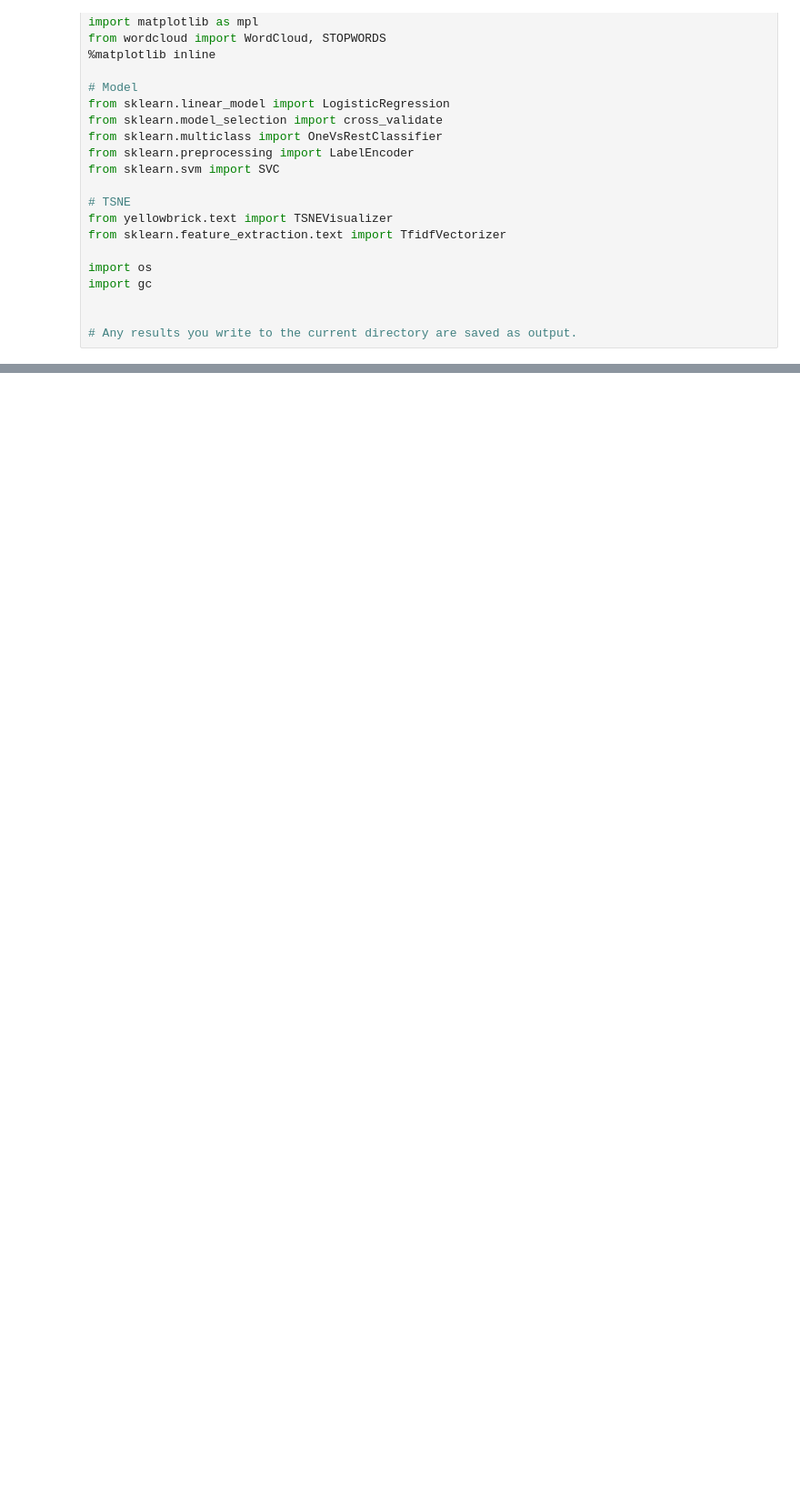
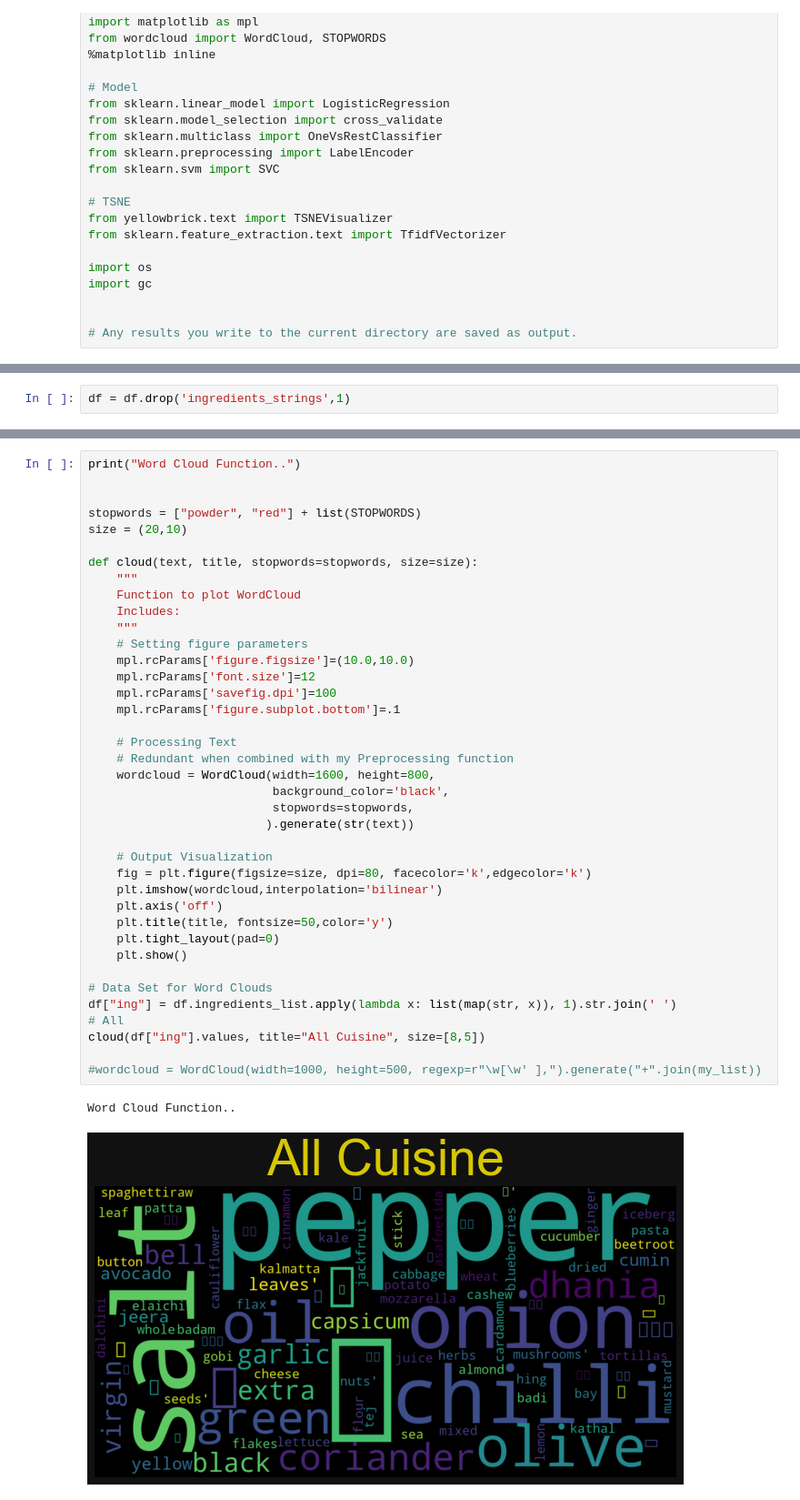
Before and after one commit to samcana/final-project, a Jupyter notebook: ML_Predictor_Maybe.ipynb, the cells around one changed output, grey strips where cells are left out. Shown: that part at 91% size. Drawn from its saved outputs; the diff is of its cells as text; blank space fills up the shorter version.

```diff
--- a/ML_Predictor_Maybe.ipynb
+++ b/ML_Predictor_Maybe.ipynb
@@ -52,0 +157,2 @@ data
+# %%
+df = df.drop('ingredients_strings',1)
@@ -52,0 +184,42 @@ data
+# %%
+print("Word Cloud Function..")
+
+
+stopwords = ["powder", "red"] + list(STOPWORDS)
+size = (20,10)
+
+def cloud(text, title, stopwords=stopwords, size=size):
+    """
+    Function to plot WordCloud
+    Includes:
+    """
+    # Setting figure parameters
+    mpl.rcParams['figure.figsize']=(10.0,10.0)
+    mpl.rcParams['font.size']=12
+    mpl.rcParams['savefig.dpi']=100
+    mpl.rcParams['figure.subplot.bottom']=.1
+
+    # Processing Text
+    # Redundant when combined with my Preprocessing function
+    wordcloud = WordCloud(width=1600, height=800,
+                          background_color='black',
+                          stopwords=stopwords,
+                         ).generate(str(text))
+
+    # Output Visualization
+    fig = plt.figure(figsize=size, dpi=80, facecolor='k',edgecolor='k')
+    plt.imshow(wordcloud,interpolation='bilinear')
+    plt.axis('off')
+    plt.title(title, fontsize=50,color='y')
+    plt.tight_layout(pad=0)
+    plt.show()
+
+# Data Set for Word Clouds
+df["ing"] = df.ingredients_list.apply(lambda x: list(map(str, x)), 1).str.join(' ')
+# All
+cloud(df["ing"].values, title="All Cuisine", size=[8,5])
+
+#wordcloud = WordCloud(width=1000, height=500, regexp=r"\w[\w' ],").generate("+".join(my_list))
+# %% [output]
+Word Cloud Function..
+[figure, added]
```
Also changed, not shown: parts of 37 cells of this notebook, 13 other files.
